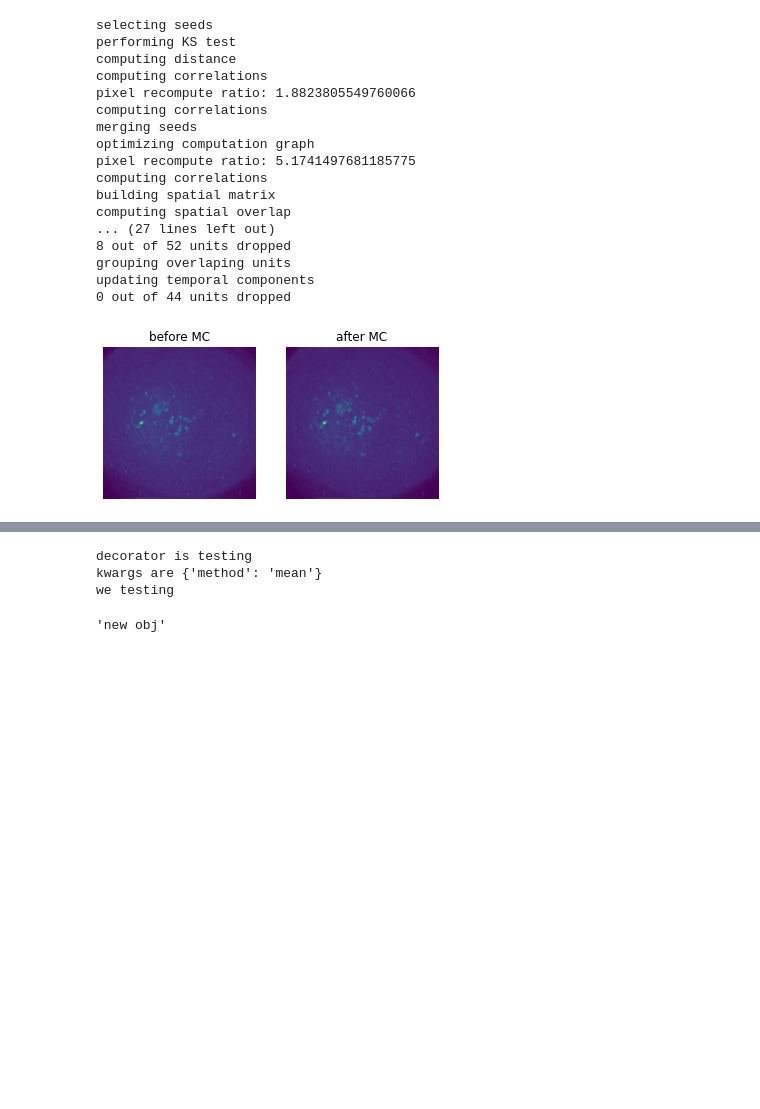
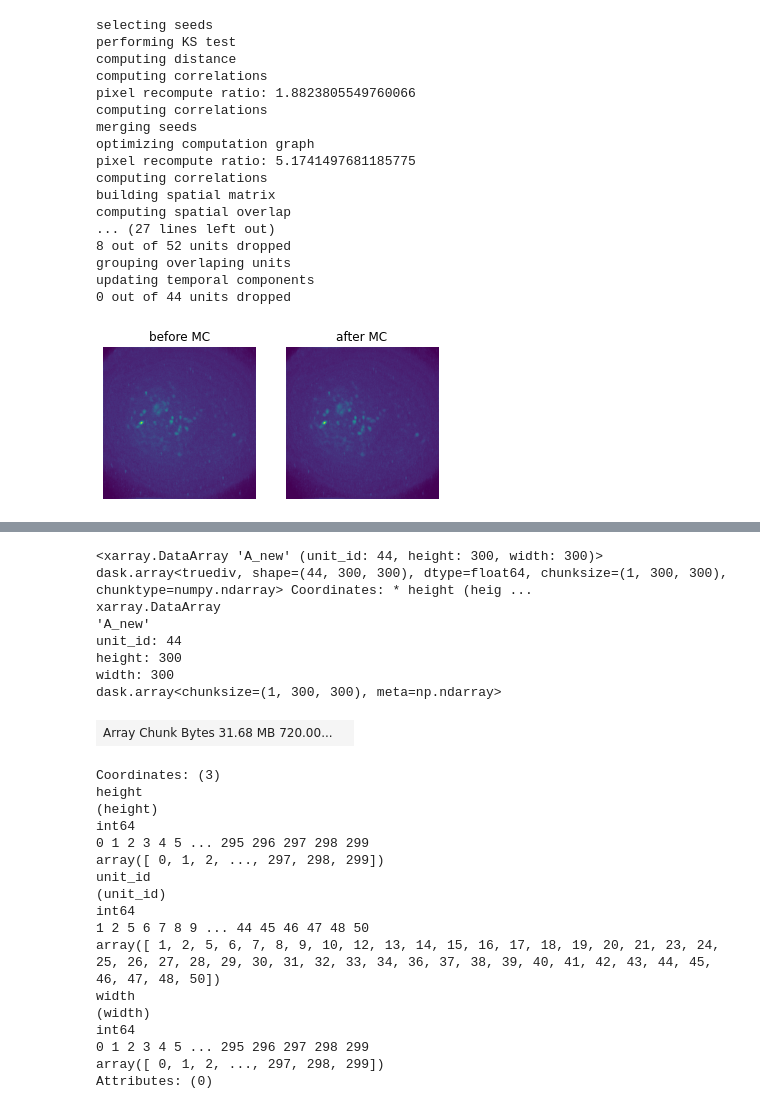
Before and after one commit to dprotter/minian_wrapper, a Jupyter notebook: config_file_pipeline.ipynb, the cells around one changed output, grey strips where cells are left out. Drawn from its saved outputs; the diff is of its cells as text; code cells hidden in the pictures; blank space fills up the shorter version.

```diff
--- a/config_file_pipeline.ipynb
+++ b/config_file_pipeline.ipynb
@@ -477,13 +477,13 @@ class MinianJob:
         def save_output(self):
             '''save just the critical values. A, C, S, c0, b0, b, f
             should put some test here to make sure A, etc, actually are correct'''
-            _ = save_minian(A.rename("A"), **self.get_save_dict())
-            _ = save_minian(C.rename("C"), **self.get_save_dict())
-            _ = save_minian(S.rename("S"), **self.get_save_dict())
-            _ = save_minian(c0.rename("c0"), **self.get_save_dict())
-            _ = save_minian(b0.rename("b0"), **self.get_save_dict())
-            _ = save_minian(b.rename("b"), **self.get_save_dict())
-            _ = save_minian(f.rename("f"), **self.get_save_dict())
+            _ = save_minian(self.A.rename("A"), **self.get_save_dict())
+            _ = save_minian(self.C.rename("C"), **self.get_save_dict())
+            _ = save_minian(self.S.rename("S"), **self.get_save_dict())
+            _ = save_minian(self.c0.rename("c0"), **self.get_save_dict())
+            _ = save_minian(self.b0.rename("b0"), **self.get_save_dict())
+            _ = save_minian(self.b.rename("b"), **self.get_save_dict())
+            _ = save_minian(self.f.rename("f"), **self.get_save_dict())
 
         def save_final_unit_labels(self, cnmfviewer):
             A_out = self.A.assign_coords(unit_labels=("unit_id", cnmfviewer.unit_labels))
@@ -649,4 +649,26 @@ updating temporal components
 0 out of 44 units dropped
 [figure]
 # %%
-new_job.varr_ref
+new_job.C = save_minian(
+    new_job.C.rename("C").chunk({"unit_id": 1, "frame": -1}),**new_job.get_save_dict()
+)
+new_job.C_chk = save_minian(
+    new_job.C.rename("C_chk"),
+    **new_job.get_save_dict(),
+    chunks={"unit_id": -1, "frame": new_job.chk["frame"]},
+)
+new_job.S = save_minian(
+    new_job.S.rename("S").chunk({"unit_id": 1, "frame": -1}), **new_job.get_save_dict()
+)
+new_job.b0 = save_minian(
+    new_job.b0.rename("b0").chunk({"unit_id": 1, "frame": -1}), **new_job.get_save_dict()
+)
+new_job.c0 = save_minian(
+    new_job.c0.rename("c0").chunk({"unit_id": 1, "frame": -1}), **new_job.get_save_dict()
+)
+new_job.A = new_job.A.sel(unit_id=new_job.C.coords["unit_id"].values)
+new_job.A = save_minian(
+    new_job.A.rename("A"),
+    **new_job.get_save_dict(),
+    chunks={"unit_id": 1, "height": -1, "width": -1},
+)
@@ -698,9 +694,30 @@ def tester(obj, test = False, **kwargs):
         print('we testing')
     return obj
 # %%
-tester('hi', test = True, method='mean')
+new_job.A
 # %% [output]
-decorator is testing
-kwargs are {'method': 'mean'}
-we testing
+<xarray.DataArray 'A_new' (unit_id: 44, height: 300, width: 300)> dask.array<truediv, shape=(44, 300, 300), dtype=float64, chunksize=(1, 300, 300), chunktype=numpy.ndarray> Coordinates: * height (heig ...
+xarray.DataArray
+'A_new'
+unit_id: 44
+height: 300
+width: 300
+dask.array<chunksize=(1, 300, 300), meta=np.ndarray>
+| Array Chunk Bytes 31.68 MB 720.00... |  |
-'new obj'
+Coordinates: (3)
+height
+(height)
+int64
+0 1 2 3 4 5 ... 295 296 297 298 299
+array([ 0, 1, 2, ..., 297, 298, 299])
+unit_id
+(unit_id)
+int64
+1 2 5 6 7 8 9 ... 44 45 46 47 48 50
+array([ 1, 2, 5, 6, 7, 8, 9, 10, 12, 13, 14, 15, 16, 17, 18, 19, 20, 21, 23, 24, 25, 26, 27, 28, 29, 30, 31, 32, 33, 34, 36, 37, 38, 39, 40, 41, 42, 43, 44, 45, 46, 47, 48, 50])
+width
+(width)
+int64
+0 1 2 3 4 5 ... 295 296 297 298 299
+array([ 0, 1, 2, ..., 297, 298, 299])
+Attributes: (0)
```
Also changed, not shown: parts of 1 cell of this notebook.
